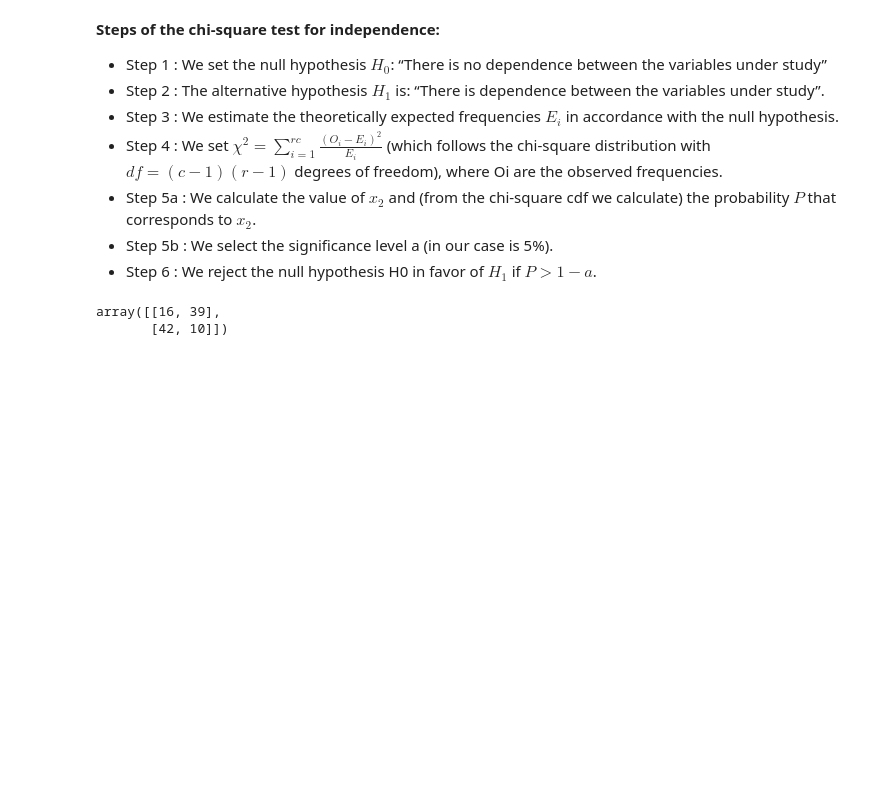
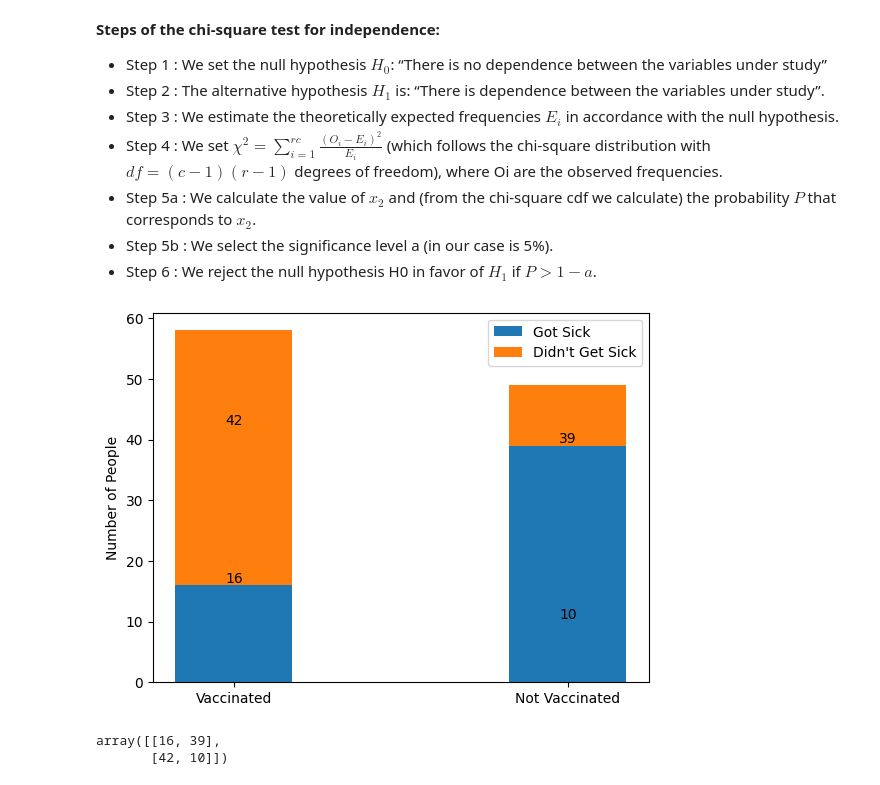
Before and after one commit to SpyrosAlvanakis/Biostatistics, a Jupyter notebook: Biostatistics_assignment_1.ipynb, the cells around one changed output. Cells and saved outputs as stored; diff of their text form; code cells hidden in the pictures; blank space fills up the shorter version.

```diff
--- a/Biostatistics_assignment_1.ipynb
+++ b/Biostatistics_assignment_1.ipynb
@@ -182,4 +193,36 @@ $$
 - Step 5a : We calculate the value of $x_2$ and (from the chi-square cdf we calculate) the probability $P$ that corresponds to $x_2$.
 - Step 5b : We select the significance level a (in our case is 5%).
 - Step 6 : We reject the null hypothesis H0 in favor of $H_1$ if $P>1-a$.
+# %%
+labels = ['Vaccinated', 'Not Vaccinated']
+got_sick = [16, 39]
+didnt_get_sick = [42, 10]
+
+x = range(len(labels))
+width = 0.35
+
+fig, ax = plt.subplots()
+
+rects1 = ax.bar(x, got_sick, width, label='Got Sick')
+rects2 = ax.bar(x, didnt_get_sick, width, bottom=got_sick, label="Didn't Get Sick")
+
+ax.set_ylabel('Number of People')
+# ax.set_title('Illness by vaccination status')
+ax.set_xticks(x)
+ax.set_xticklabels(labels)
+ax.legend()
+
+def autolabel(rects):
+    for rect in rects:
+        height = rect.get_height()
+        ax.annotate('{}'.format(height),
+                    xy=(rect.get_x() + rect.get_width() / 2, height),
+                    ha='center', va='bottom')
+
+autolabel(rects1)
+autolabel(rects2)
+
+plt.show()
+# %% [output]
+[figure, added]
 # %%
```
Also changed, not shown: parts of 8 cells of this notebook.
